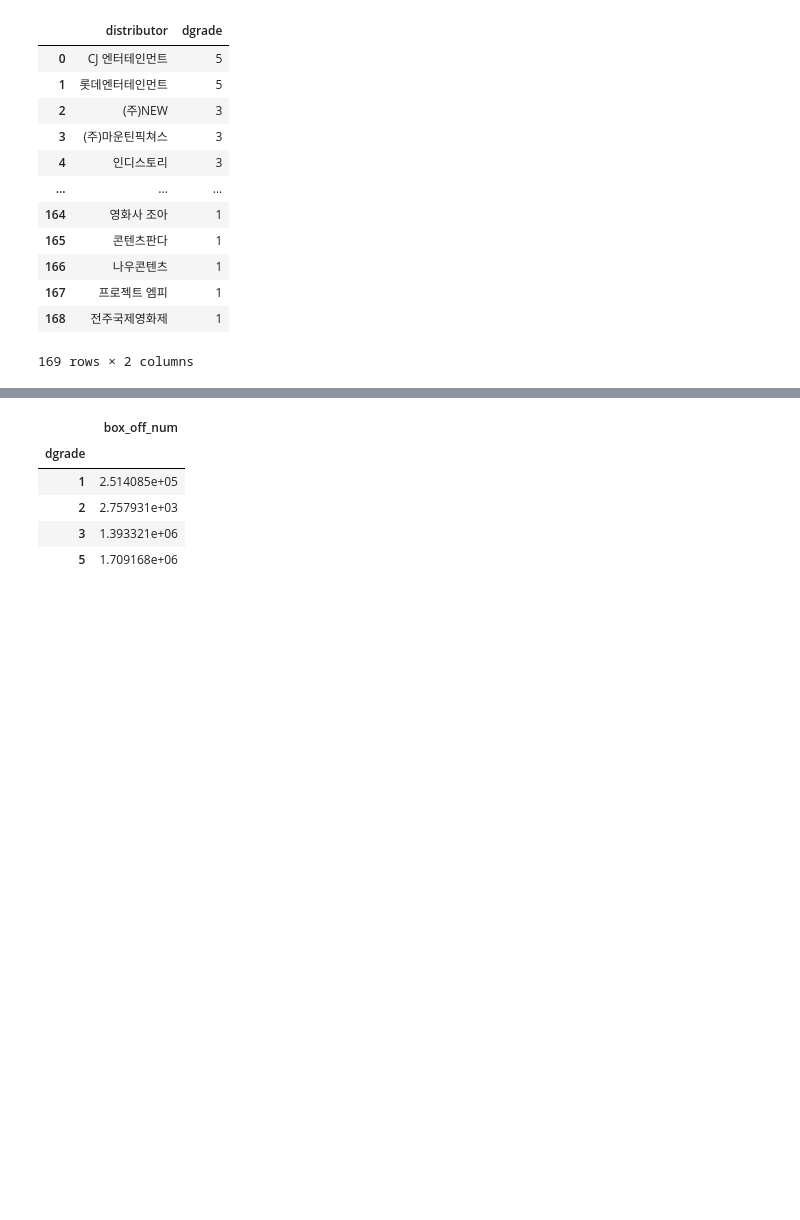
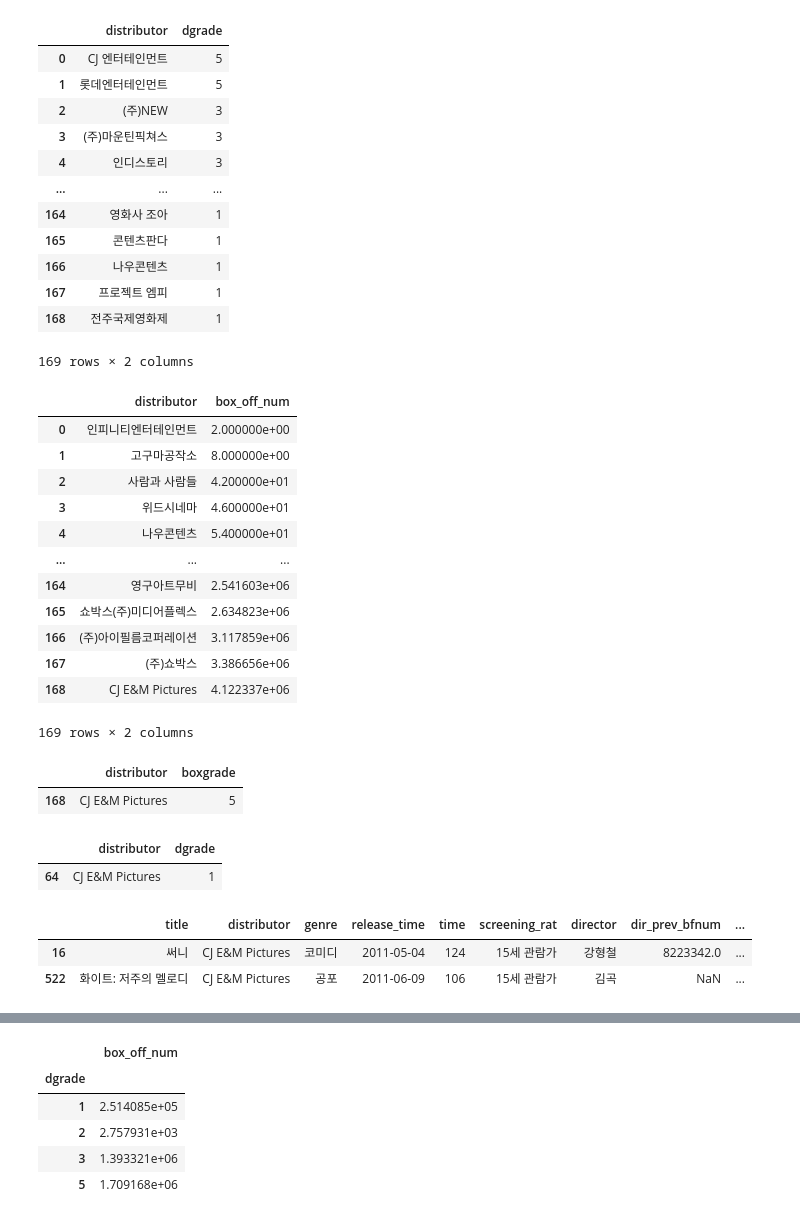
Before and after one commit to cybermin/pythonbasic, a Jupyter notebook: work/10/영화데이터분석.ipynb, the cells around one changed output, grey strips where cells are left out. Saved outputs shown, nothing was run; the diff lists cells and outputs as text; code cells hidden in the pictures; blank space fills up the shorter version.

```diff
--- a/work/10/영화데이터분석.ipynb
+++ b/work/10/영화데이터분석.ipynb
@@ -377,0 +380,17 @@ df_title
+# %%
+df_box = df_box.reset_index()
+df_box
+# %% [output]
+|  | distributor | box_off_num |
+| 0 | 인피니티엔터테인먼트 | 2.000000e+00 |
+| 1 | 고구마공작소 | 8.000000e+00 |
+| 2 | 사람과 사람들 | 4.200000e+01 |
+| 3 | 위드시네마 | 4.600000e+01 |
+| 4 | 나우콘텐츠 | 5.400000e+01 |
+| ... | ... | ... |
+| 164 | 영구아트무비 | 2.541603e+06 |
+| 165 | 쇼박스(주)미디어플렉스 | 2.634823e+06 |
+| 166 | (주)아이필름코퍼레이션 | 3.117859e+06 |
+| 167 | (주)쇼박스 | 3.386656e+06 |
+| 168 | CJ E&M Pictures | 4.122337e+06 |
+169 rows × 2 columns
@@ -377,0 +399,16 @@ df_title
+# %%
+df_box[df_box['distributor'] == 'CJ E&M Pictures']
+# %% [output]
+|  | distributor | boxgrade |
+| 168 | CJ E&M Pictures | 5 |
+# %%
+df_title[df_title['distributor'] == 'CJ E&M Pictures']
+# %% [output]
+|  | distributor | dgrade |
+| 64 | CJ E&M Pictures | 1 |
+# %%
+train[train['distributor'] == 'CJ E&M Pictures']
+# %% [output]
+|  | title | distributor | genre | release_time | time | screening_rat | director | dir_prev_bfnum | ... |
+| 16 | 써니 | CJ E&M Pictures | 코미디 | 2011-05-04 | 124 | 15세 관람가 | 강형철 | 8223342.0 | ... |
+| 522 | 화이트: 저주의 멜로디 | CJ E&M Pictures | 공포 | 2011-06-09 | 106 | 15세 관람가 | 김곡 | NaN | ... |
```
Also changed, not shown: parts of 5 cells of this notebook.
